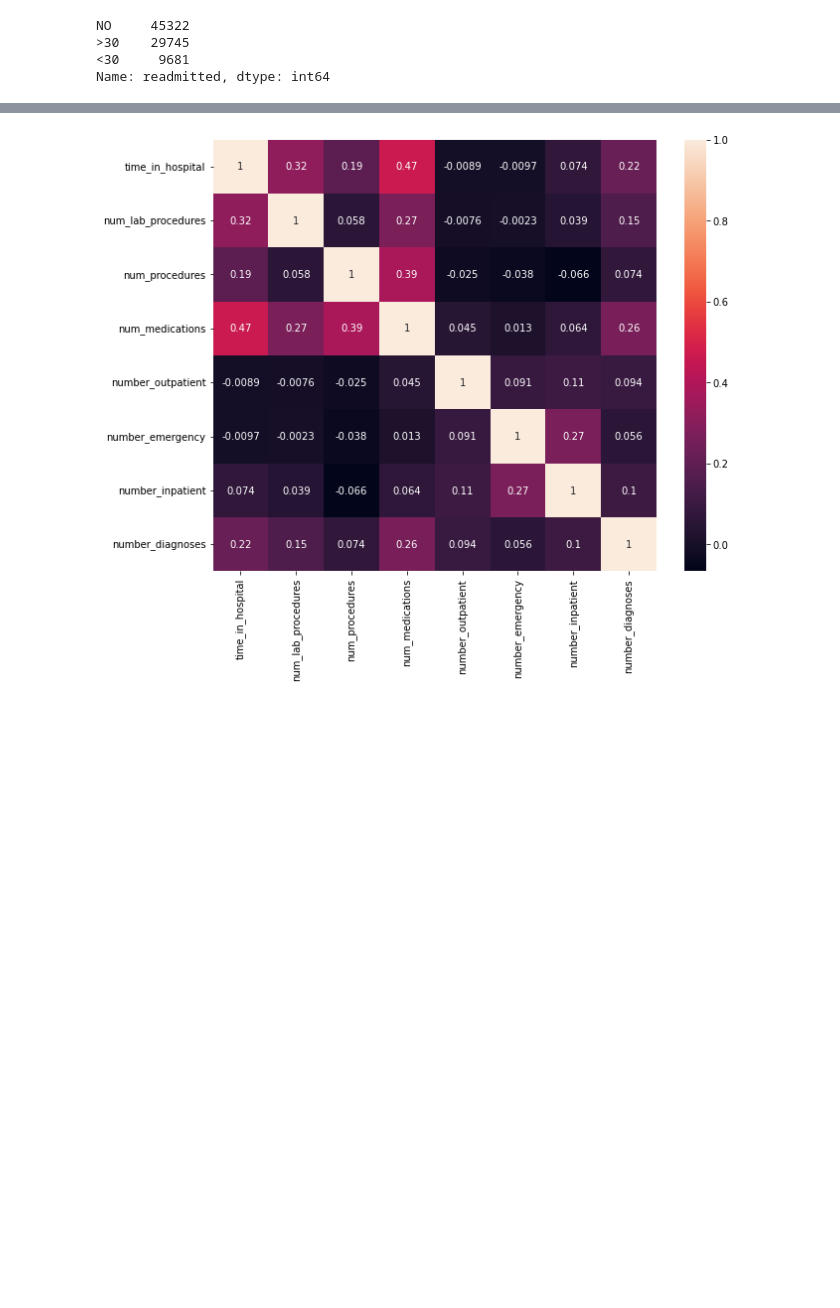
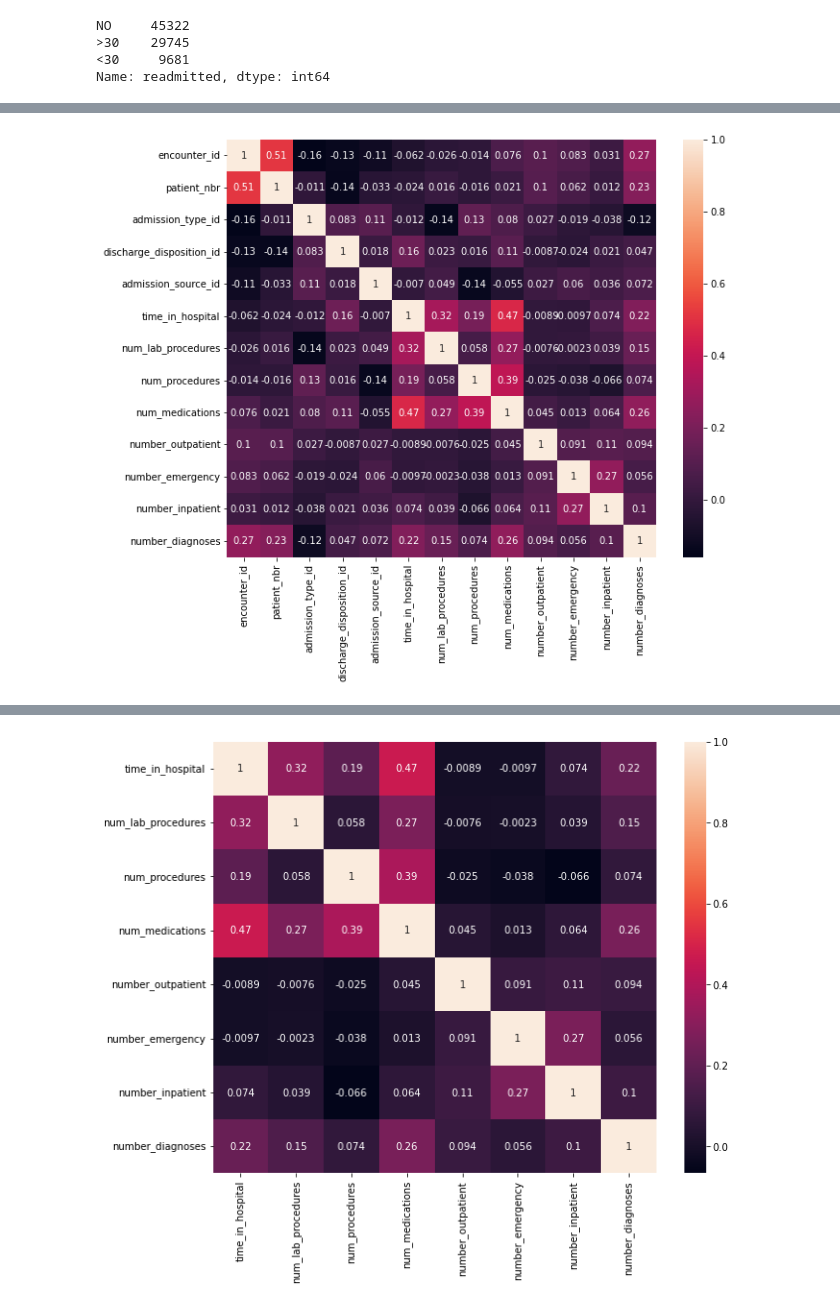
Before and after one commit to kstoudt/Springboard, a Jupyter notebook: Capstone Two/Diabetic Patient Readmission - EDA.ipynb, the cells around one changed output, grey strips where cells are left out. Drawn from its saved outputs; the diff is of its cells as text; code cells hidden in the pictures; blank space fills up the shorter version.

```diff
--- a/Capstone Two/Diabetic Patient Readmission - EDA.ipynb
+++ b/Capstone Two/Diabetic Patient Readmission - EDA.ipynb
@@ -142,0 +172,6 @@ plt.ylabel('Count');
+# %%
+df1_corr = df1.corr()
+plt.subplots(figsize=(10,8))
+sns.heatmap(df1_corr, annot=True);
+# %% [output]
+[figure, added]
```
Also changed, not shown: parts of 14 cells of this notebook, 2 other files.
